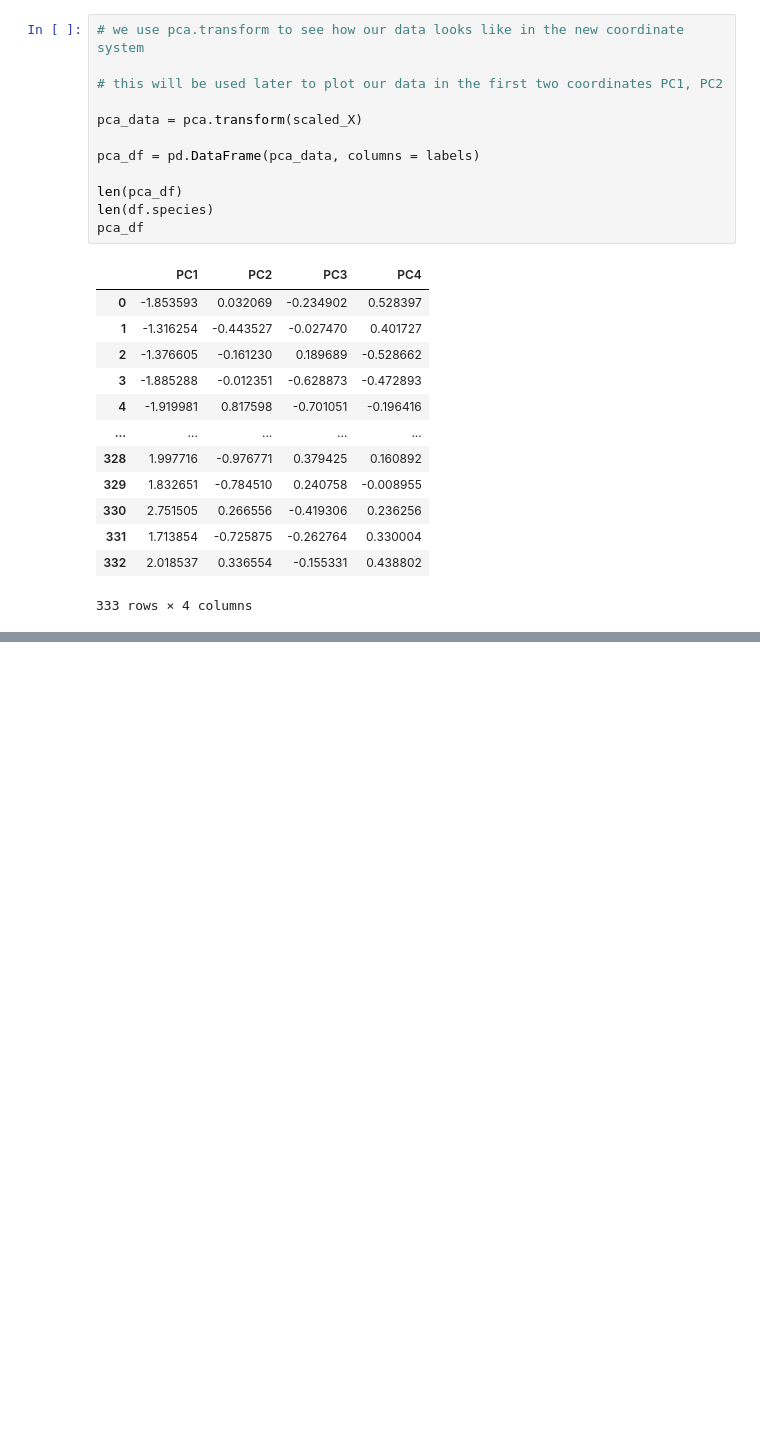
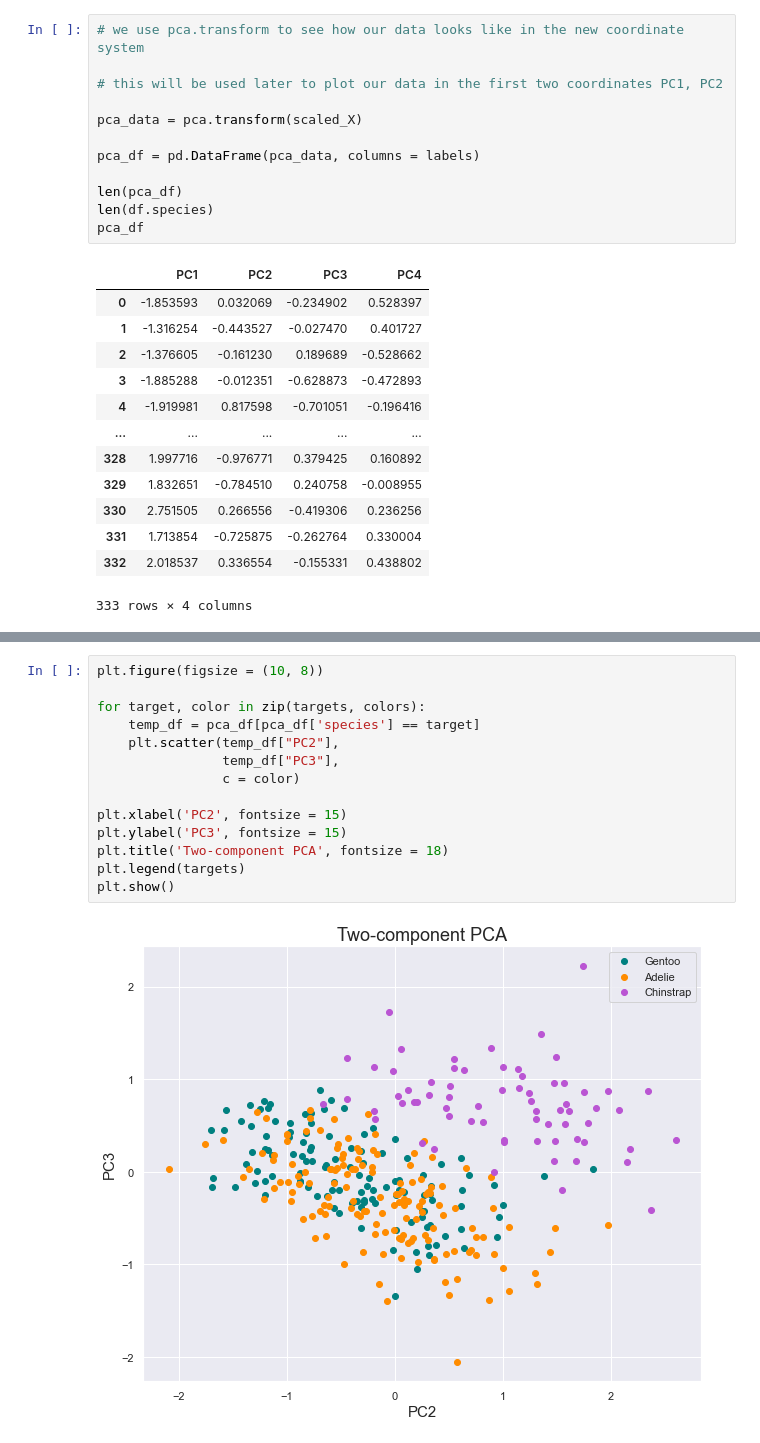
Before and after one commit to ja7174/INDE577, a Jupyter notebook: Lecture 10 - KMC & PCA/Lec 10 - PCA.ipynb, the cells around one changed output, grey strips where cells are left out. Drawn from its saved outputs; the diff is of its cells as text; blank space fills up the shorter version.

```diff
--- a/Lecture 10 - KMC & PCA/Lec 10 - PCA.ipynb
+++ b/Lecture 10 - KMC & PCA/Lec 10 - PCA.ipynb
@@ -185,0 +178,16 @@ plt.show()
+# %%
+plt.figure(figsize = (10, 8))
+
+for target, color in zip(targets, colors):
+    temp_df = pca_df[pca_df['species'] == target]
+    plt.scatter(temp_df["PC2"],
+                temp_df["PC3"],
+                c = color)
+
+plt.xlabel('PC2', fontsize = 15)
+plt.ylabel('PC3', fontsize = 15)
+plt.title('Two-component PCA', fontsize = 18)
+plt.legend(targets)
+plt.show()
+# %% [output]
+[figure, added]
```
Also changed, not shown: parts of 10 cells of this notebook, 2 other files.
